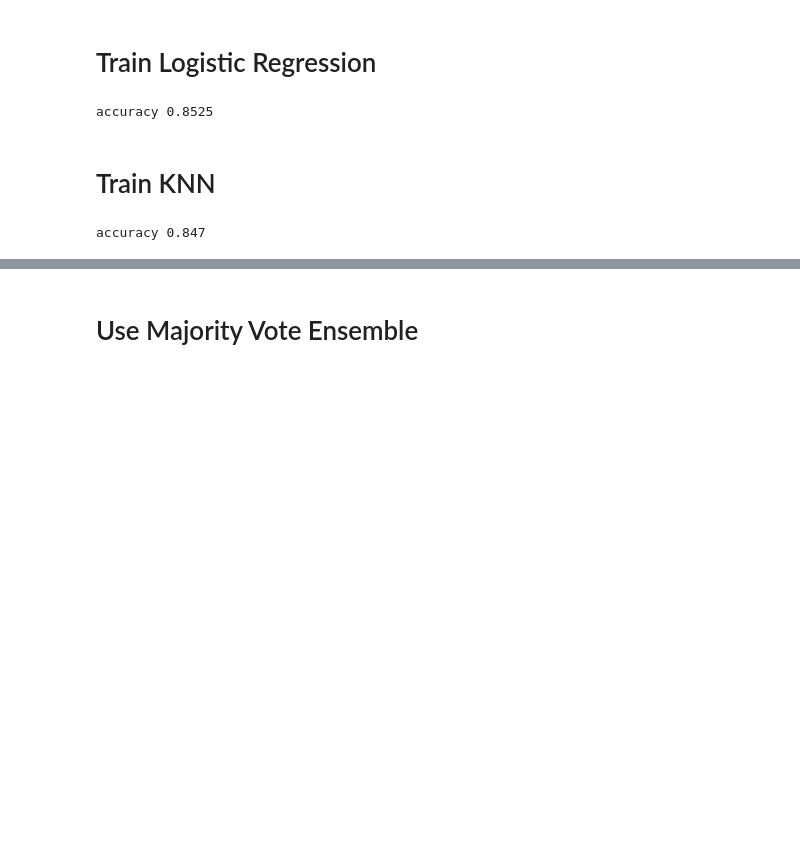
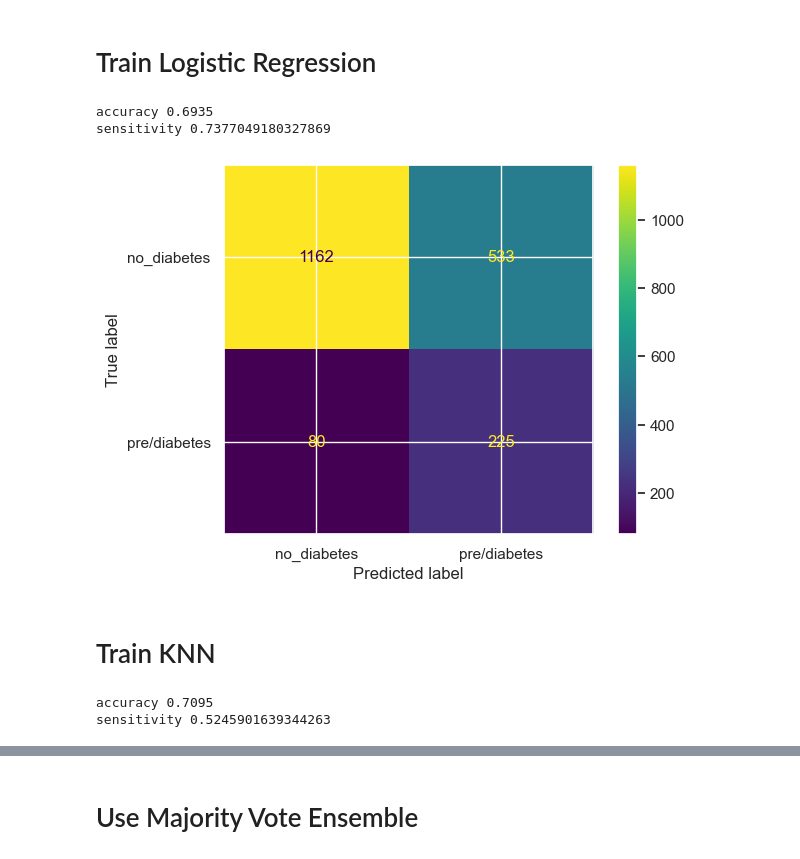
Before and after one commit to COGS118A/Group029-Wi23, a Jupyter notebook: CheckpointGroup029-Wi23.ipynb, the cells around one changed output, grey strips where cells are left out. Saved outputs shown, nothing was run; the diff lists cells and outputs as text; code cells hidden in the pictures; blank space fills up the shorter version.

```diff
--- a/CheckpointGroup029-Wi23.ipynb
+++ b/CheckpointGroup029-Wi23.ipynb
@@ -553,29 +538,52 @@ weighted avg       0.83      0.85      0.80      2000
 # %% [markdown]
 # Train Logistic Regression
 # %%
-model = LogisticRegression(max_iter = 1000)
+# To handling unbalanced dataset, use class_weight to assign weights to make it balance
+model = LogisticRegression(max_iter = 1000, class_weight = "balanced")
 para = {"C": [0.005,0.01,0.1,1,10,100,1000]}
 gd = GridSearchCV(model,para,cv = 5)
 gd.fit(X_train, y_train)
 
 predLogistic = gd.predict(X_test)
 
-accLogistic = gd.score(X_test, y_test)
+# check the accuracy and sensitivity
+senLogistic = recall_score(y_test, predLogistic,pos_label = "pre/diabetes")
+accLogistic = accuracy_score(y_test, predLogistic)
 print("accuracy",accLogistic)
+print("sensitivity",senLogistic)
 # %% [output]
-accuracy 0.8525
+accuracy 0.6935
+sensitivity 0.7377049180327869
+# %%
+ConfusionMatrixDisplay.from_predictions(y_test, predLogistic);
+# %% [output]
+[figure, added]
 # %% [markdown]
 # Train KNN
-# %%
-para = {'n_neighbors': [3, 4, 5, 6, 7, 8, 9, 10, 11]}
-model = KNeighborsClassifier()
-
-gd = GridSearchCV(model,para,cv = 5)
-gd.fit(X_train,y_train)
-
-predKnn = gd.predict(X_test)
-accKnn = gd.score(X_test, y_test)
-
-print("accuracy",accKnn)
-# %% [output]
-accuracy 0.847
+# %%
+# use oversampling technicque
+overSampling = RandomOverSampler(random_state = 88)
+X_train_OS, y_train_OS = overSampling.fit_resample(X_train,y_train)
+
+para = {"n_neighbors": [3, 4, 5, 6, 7, 8, 9, 10, 11, 100], "metric": ["minkowski","manhattan"]}
+model = KNeighborsClassifier()
+
+gd = GridSearchCV(model,para,cv = 5)
+gd.fit(X_train_OS,y_train_OS)
+
+probs = gd.predict_proba(X_test)
+predKnn = []
+for i in range(len(probs)):
+    if probs[i][0]>0.7:
+        predKnn.append("no_diabetes")
+    else:
+        predKnn.append("pre/diabetes")
+
+# check the accuracy and sensitivity
+accKnn = accuracy_score(y_test, predKnn)
+senKnn = recall_score(y_test, predKnn,pos_label = "pre/diabetes")
+print("accuracy",accKnn)
+print("sensitivity",senKnn)
+# %% [output]
+accuracy 0.7095
+sensitivity 0.5245901639344263
```
Also changed, not shown: parts of 10 cells of this notebook.
